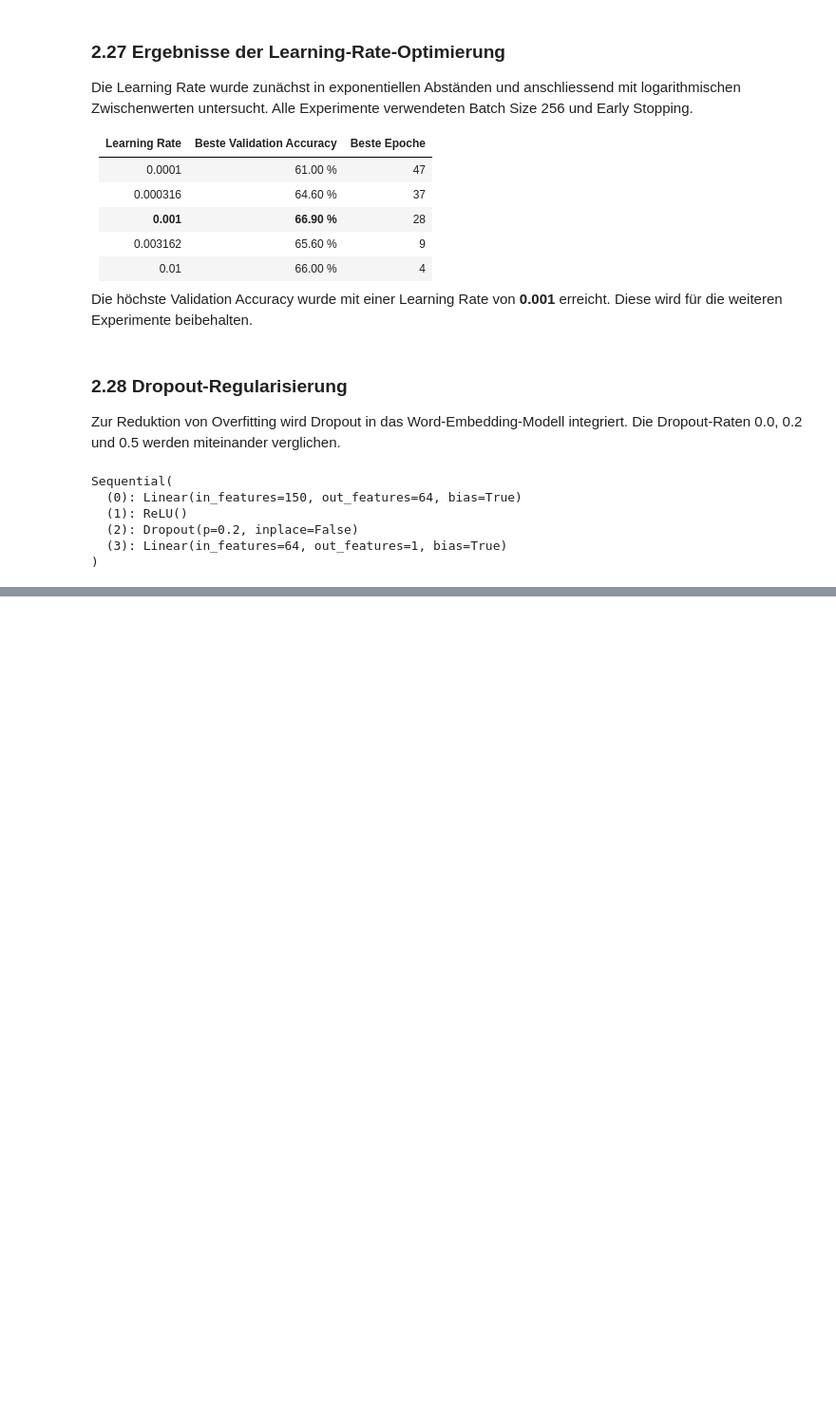
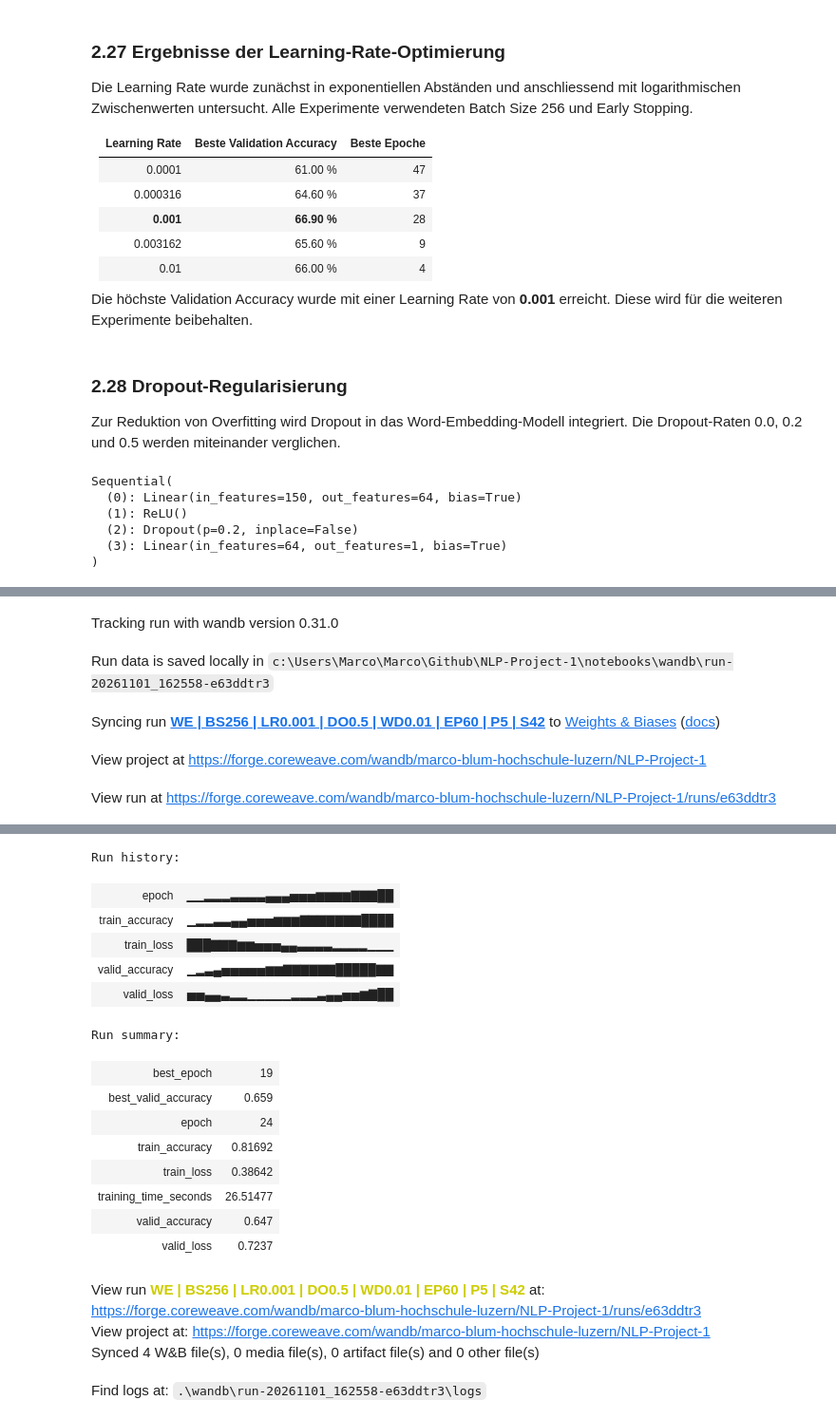
Before and after one commit to marcoblum/NLP-Project-1, a Jupyter notebook: notebooks/02_word_embeddings_model.ipynb, the cells around one changed output, grey strips where cells are left out. Shown at 95% size. Cells and saved outputs as stored; diff of their text form; code cells hidden in the pictures; blank space fills up the shorter version.

Commit message:
Complete NLP Project 1 with RNN experiments and final evaluation

```diff
--- a/notebooks/02_word_embeddings_model.ipynb
+++ b/notebooks/02_word_embeddings_model.ipynb
@@ -473,6 +477,16 @@ os.environ["WANDB_BASE_URL"] = "https://api.wandb.ai"
 os.environ["WANDB_NOTEBOOK_NAME"] = "02_word_embeddings_model.ipynb"
 
 wandb.require("core")
+
+# Die Baseline-Runs (Abschnitte 2.10 bis 2.18) wurden bereits in W&B protokolliert.
+# Beim erneuten Ausführen des Notebooks wird nur lokal trainiert, ohne neue W&B-Runs.
+# Auf "online" setzen, um diese Runs erneut in W&B zu protokollieren.
+BASELINE_WANDB_MODE = "disabled"
+
+# Schalter für die Demonstrationstrainings der Abschnitte 2.10 bis 2.18.
+# False: Diese Zellen werden bei "Run All" übersprungen (kein Training, keine W&B-Runs).
+# True: Die Demonstrationstrainings werden erneut ausgeführt.
+RUN_BASELINE_DEMOS = False
 # %% [output]
 wandb: WARNING `wandb.require('core')` is a no-op as it is now the default behavior.
 # %% [markdown]
@@ -1152,6 +1148,11 @@ Zur Untersuchung des Einflusses der Batch Size wird eine wiederverwendbare Exper
 Für jedes Experiment werden das Modell und der Optimizer neu initialisiert. Die übrigen Hyperparameter bleiben zunächst unverändert, sodass die Ergebnisse der verschiedenen Batchgrössen verglichen werden können.
 
 Die Trainings- und Validierungsmetriken werden für jedes Experiment separat in Weights & Biases (W&B) protokolliert. Das Modell mit der höchsten Validation Accuracy wird als Checkpoint gespeichert. Early Stopping beendet das Training, wenn sich die Validation Accuracy während drei aufeinanderfolgenden Epochen nicht verbessert.
+# %%
+# Schalter für die Hyperparameter-Experimente ab Abschnitt 2.21.
+# False: Die Experimentzellen werden bei "Run All" übersprungen (kein Training, keine W&B-Runs).
+# True: Alle Experimente werden wie bisher ausgeführt (bereits gespeicherte Ergebnisse werden aus dem Cache geladen).
+RUN_EXPERIMENTS = False
 # %%
 import importlib
 import src.models
@@ -1168,7 +1169,8 @@ def run_experiment(
     patience=5,
     seed=42,
     dropout=0.0,
-    weight_decay=0.01
+    weight_decay=0.01,
+    use_cache=True
 ):
     return src.training.run_experiment(
         train_encoded=train_encoded,
@@ -1182,6 +1184,7 @@ def run_experiment(
         patience=patience,
         seed=seed,
         dropout=dropout,
-        weight_decay=weight_decay
+        weight_decay=weight_decay,
+        use_cache=use_cache
     )
 # %%
@@ -1810,0 +1728,14 @@ TypeError: run_experiment() got an unexpected keyword argument 'dropout'
+# %%
+if RUN_EXPERIMENTS:
+    result_dropout05 = run_experiment(
+        batch_size=256,
+        learning_rate=0.001,
+        epochs=60,
+        patience=5,
+        seed=42,
+        dropout=0.5,
+        weight_decay=0.01
+    )
+else:
+    print("result_dropout05 übersprungen (RUN_EXPERIMENTS = False).")
+# %% [output]
@@ -1810,0 +1743,5 @@ TypeError: run_experiment() got an unexpected keyword argument 'dropout'
+Tracking run with wandb version 0.31.0
+Run data is saved locally in c:\Users\Marco\Marco\Github\NLP-Project-1\notebooks\wandb\run-20261101_162558-e63ddtr3
+Syncing run WE | BS256 | LR0.001 | DO0.5 | WD0.01 | EP60 | P5 | S42 to Weights & Biases (docs)
+View project at https://forge.coreweave.com/wandb/marco-blum-hochschule-luzern/NLP-Project-1
+View run at https://forge.coreweave.com/wandb/marco-blum-hochschule-luzern/NLP-Project-1/runs/e63ddtr3
@@ -1810,0 +1766,19 @@ TypeError: run_experiment() got an unexpected keyword argument 'dropout'
+Run history:
+| epoch | ▁▁▂▂▂▃▃▃▃▄▄▄▅▅▅▆▆▆▆▇▇▇██ |
+| train_accuracy | ▁▂▂▃▃▄▄▅▅▅▆▆▆▇▇▇▇▇▇▇████ |
+| train_loss | ███▇▇▇▆▆▅▅▅▄▄▃▃▃▃▂▂▂▂▁▁▁ |
+| valid_accuracy | ▁▂▃▄▅▅▅▅▅▆▆▇▇▇▇▇▇█████▇▇ |
+| valid_loss | ▅▅▄▄▃▂▂▁▁▁▁▁▂▂▂▃▄▄▅▅▆▇██ |
+Run summary:
+| best_epoch | 19 |
+| best_valid_accuracy | 0.659 |
+| epoch | 24 |
+| train_accuracy | 0.81692 |
+| train_loss | 0.38642 |
+| training_time_seconds | 26.51477 |
+| valid_accuracy | 0.647 |
+| valid_loss | 0.7237 |
+View run WE | BS256 | LR0.001 | DO0.5 | WD0.01 | EP60 | P5 | S42 at: https://forge.coreweave.com/wandb/marco-blum-hochschule-luzern/NLP-Project-1/runs/e63ddtr3
+View project at: https://forge.coreweave.com/wandb/marco-blum-hochschule-luzern/NLP-Project-1
+Synced 4 W&B file(s), 0 media file(s), 0 artifact file(s) and 0 other file(s)
+Find logs at: .\wandb\run-20261101_162558-e63ddtr3\logs
```
Also changed, not shown: parts of 40 cells of this notebook, 31 other files.
